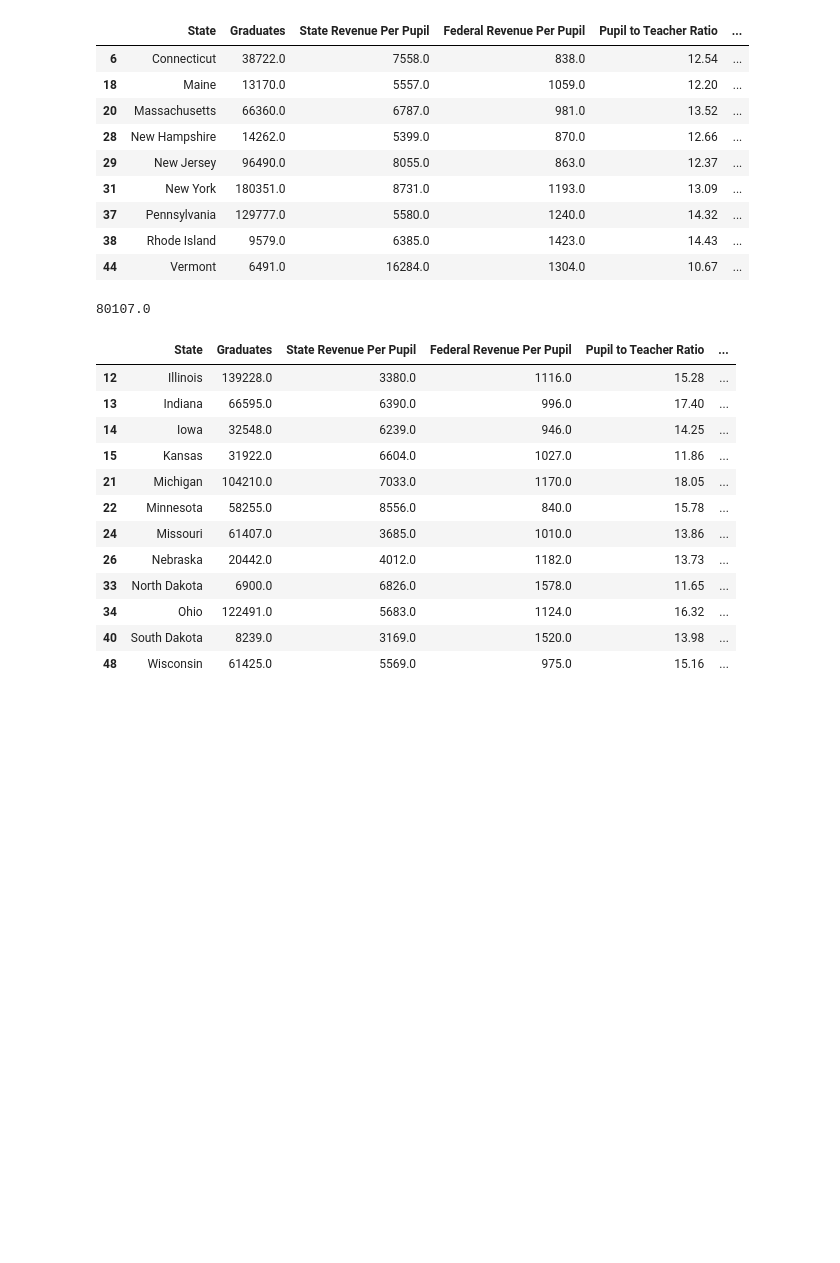
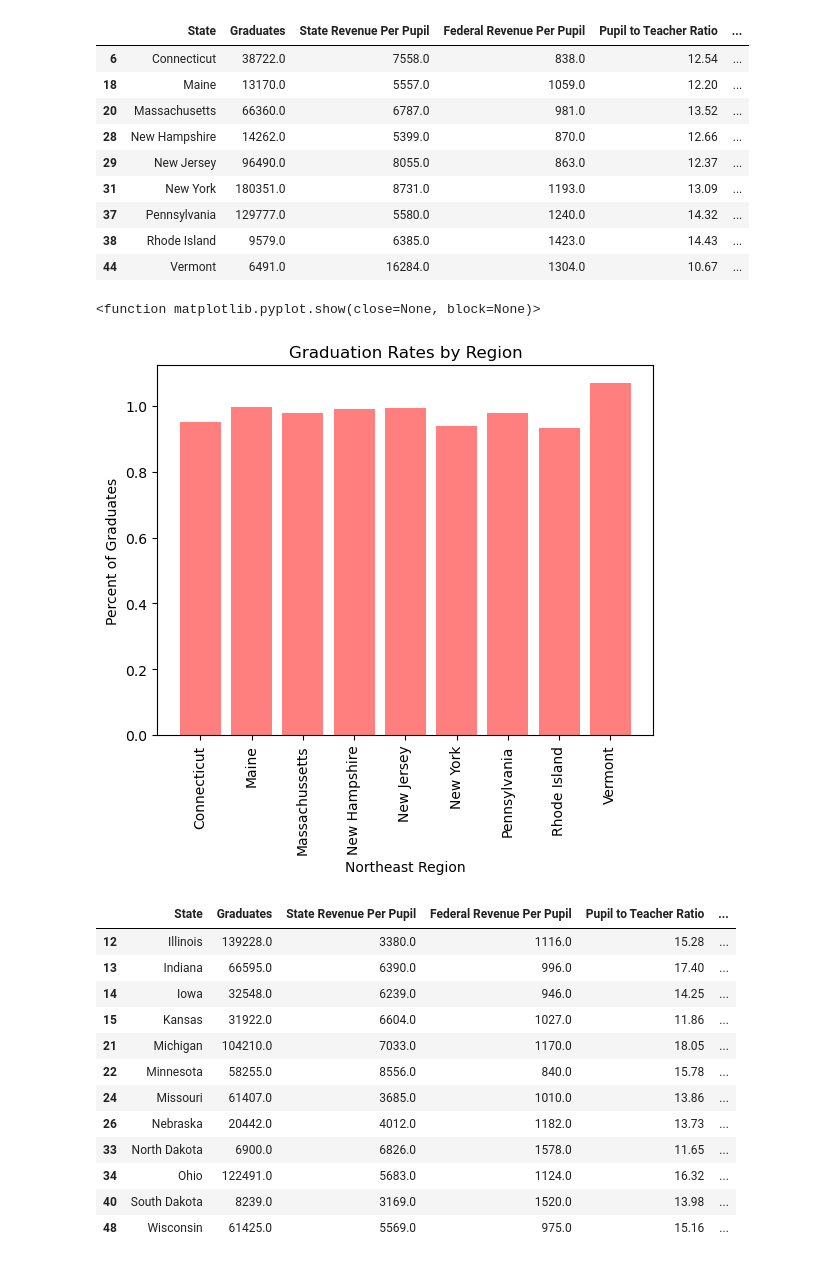
Before and after one commit to sagehan1/project-1, a Jupyter notebook: code-1 - Copy (2).ipynb, the cells around one changed output. Drawn from its saved outputs; the diff is of its cells as text; code cells hidden in the pictures; blank space fills up the shorter version.

```diff
--- a/code-1 - Copy (2).ipynb
+++ b/code-1 - Copy (2).ipynb
@@ -322,8 +292,19 @@ Northeastdf
 | 37 | Pennsylvania | 129777.0 | 5580.0 | 1240.0 | 14.32 | ... |
 | 38 | Rhode Island | 9579.0 | 6385.0 | 1423.0 | 14.43 | ... |
 | 44 | Vermont | 6491.0 | 16284.0 | 1304.0 | 10.67 | ... |
-# %%
-Total_NE_Rev=Northeastdf['Combined Federal and State Revenue Per Pupil'].sum()
-print(Total_NE_Rev)
-# %% [output]
-80107.0
+# %%
+NE_Graduation_Rates=Northeastdf['Graduation Rates'].to_list()
+NE_State_List=Northeastdf['State'].to_list
+# %%
+x_axis=[0,1,2,3,4,5,6,7,8]
+plt.bar(x_axis,NE_Graduation_Rates,color='red',alpha=0.5,align="center")
+tick_locations=[value for value in x_axis]
+
+plt.xticks(tick_locations,["Connecticut","Maine","Massachussetts","New Hampshire","New Jersey","New York","Pennsylvania","Rhode Island","Vermont"],rotation="vertical")
+plt.title("Graduation Rates by Region")
+plt.xlabel("Northeast Region")
+plt.ylabel("Percent of Graduates")
+plt.show
+# %% [output]
+<function matplotlib.pyplot.show(close=None, block=None)>
+[figure, added]
```
Also changed, not shown: parts of 18 cells of this notebook.
